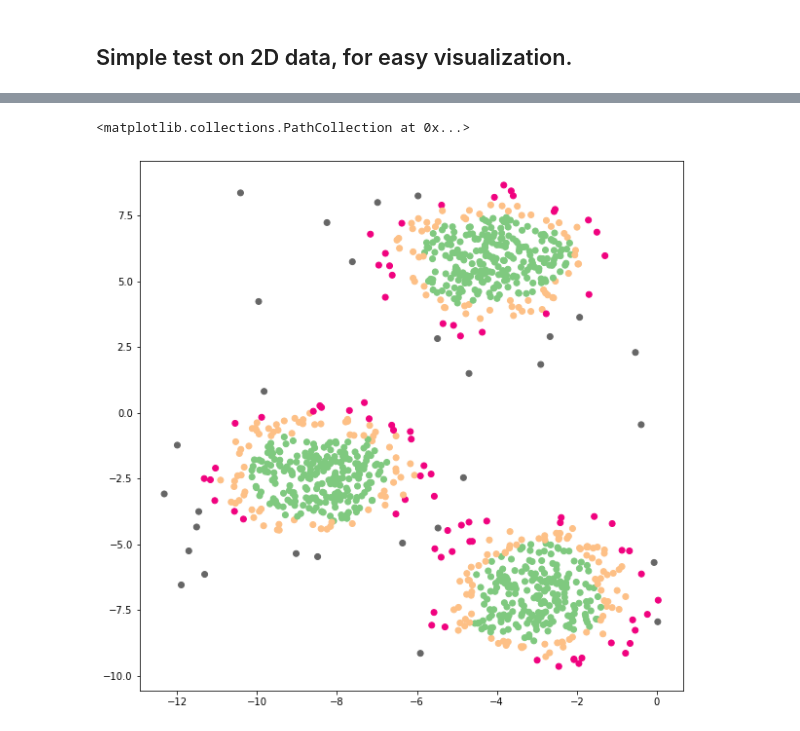
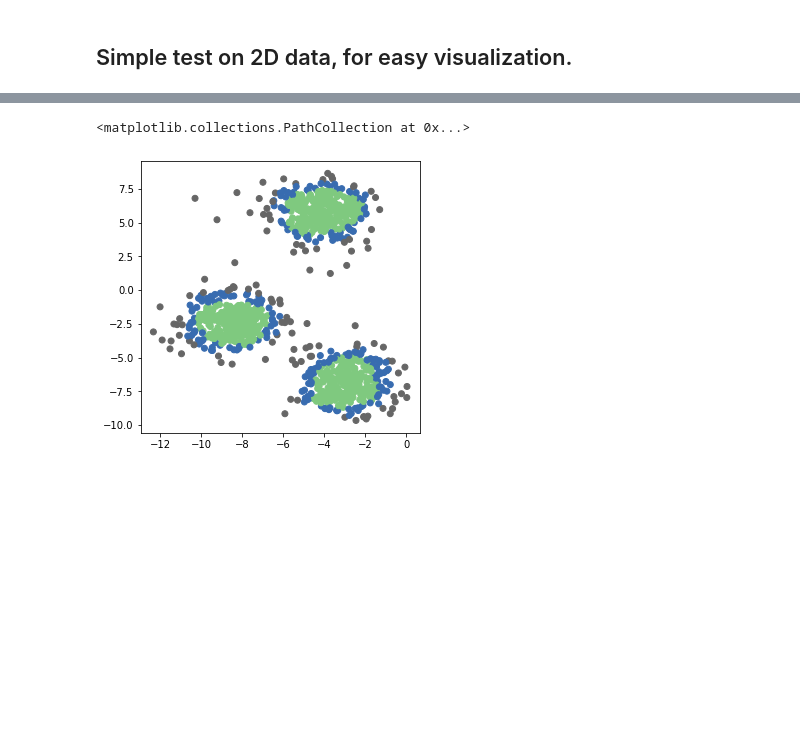
Before and after one commit to Cote-ML/Ranked-Outlier-Space-Stratification, a Jupyter notebook: notebooks/demo.ipynb, the cells around one changed output, grey strips where cells are left out. Cells and saved outputs as stored; diff of their text form; code cells hidden in the pictures; blank space fills up the shorter version.

```diff
--- a/notebooks/demo.ipynb
+++ b/notebooks/demo.ipynb
@@ -10,7 +8,7 @@ from src.ross import model
 # %% [markdown]
 ## Simple test on 2D data, for easy visualization.
 # %%
-plt.rcParams["figure.figsize"] = (10,10)
+plt.rcParams["figure.figsize"] = (5,5)
 
 arr = datasets.make_blobs(n_samples=1000, n_features=2, centers=3, cluster_std=1.2, random_state=800)[0]
 noise = np.array([np.random.uniform(low=min(arr[:,0]), high=max(arr[:,0]), size=15),
@@ -23,10 +21,11 @@ plt.scatter(arr[:,0], arr[:,1], cmap='Dark2')
 # %%
-
+df = pd.DataFrame(arr)
+df['labels'] = model.fit_predict(np.array(df))
 
 plt.scatter(df[0], df[1], c=df['labels'], cmap='Accent')
 # %% [output]
 <matplotlib.collections.PathCollection at 0x...>
-[figure, old version]
+[figure, new version]
 # %%
 df = pd.DataFrame(arr)
 df['labels'] = model.fit_predict(arr, binary_flag=True)
```
Also changed, not shown: parts of 3 cells of this notebook.
